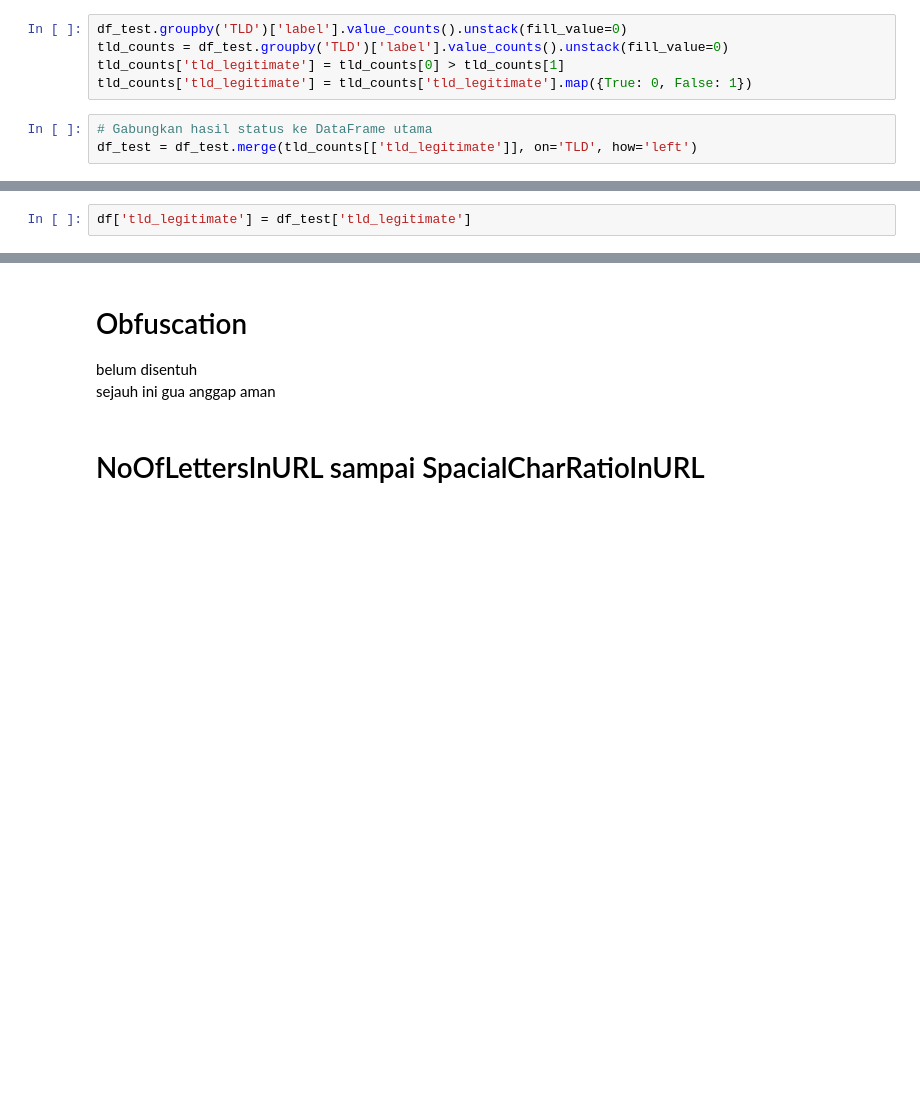
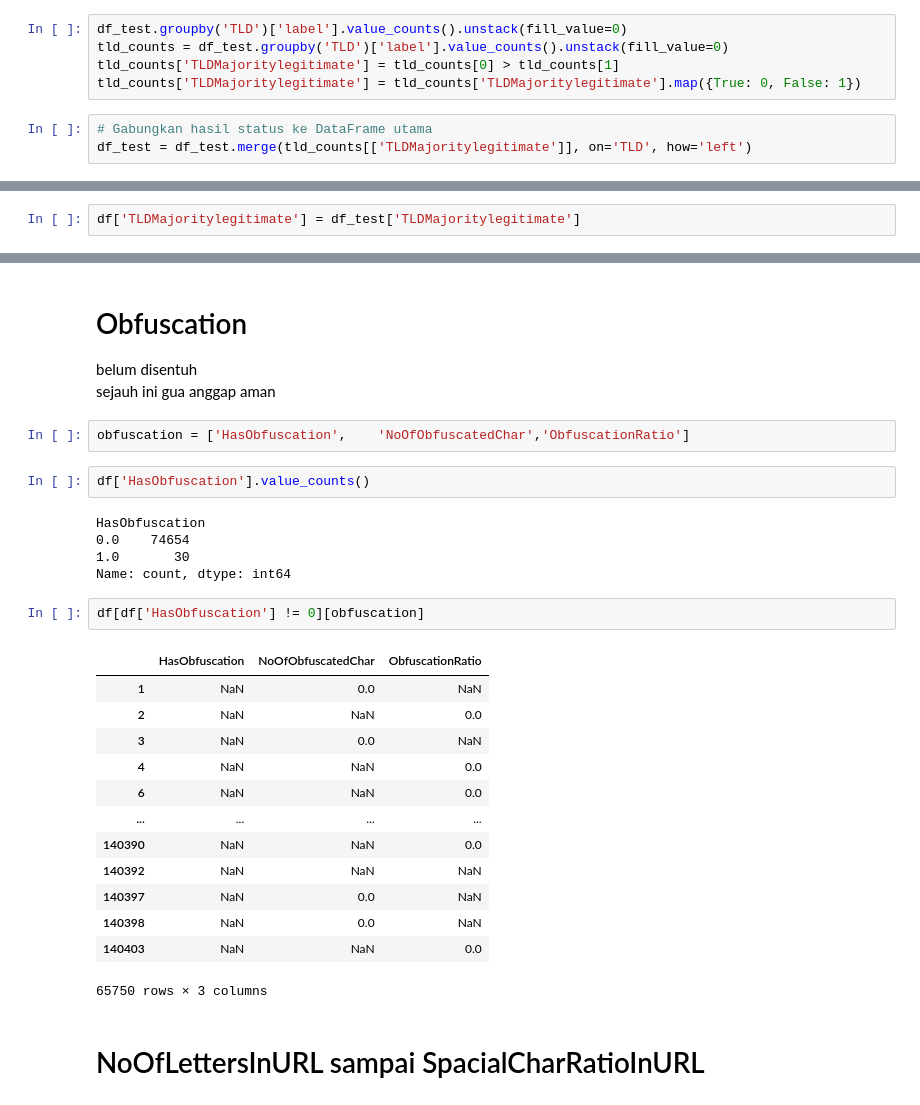
Before and after one commit to marcellinow/predict-phising, a Jupyter notebook: notebook_marcell.ipynb, the cells around one changed output, grey strips where cells are left out. Cells and saved outputs as stored; diff of their text form; blank space fills up the shorter version.

```diff
--- a/notebook_marcell.ipynb
+++ b/notebook_marcell.ipynb
@@ -228,8 +246,8 @@ tld_counts
 # %%
 df_test.groupby('TLD')['label'].value_counts().unstack(fill_value=0)
 tld_counts = df_test.groupby('TLD')['label'].value_counts().unstack(fill_value=0)
-tld_counts['tld_legitimate'] = tld_counts[0] > tld_counts[1]
-tld_counts['tld_legitimate'] = tld_counts['tld_legitimate'].map({True: 0, False: 1})
+tld_counts['TLDMajoritylegitimate'] = tld_counts[0] > tld_counts[1]
+tld_counts['TLDMajoritylegitimate'] = tld_counts['TLDMajoritylegitimate'].map({True: 0, False: 1})
 # %%
 # Gabungkan hasil status ke DataFrame utama
-df_test = df_test.merge(tld_counts[['tld_legitimate']], on='TLD', how='left')
+df_test = df_test.merge(tld_counts[['TLDMajoritylegitimate']], on='TLD', how='left')
@@ -236,5 +270,5 @@ df_test = df_test.merge(tld_counts[['tld_legitimate']], on='TLD', how='left')
 # %%
-df['tld_legitimate'] = df_test['tld_legitimate']
+df['TLDMajoritylegitimate'] = df_test['TLDMajoritylegitimate']
 # %% [markdown]
 # NoOfSubDomain
 # %%
@@ -260,6 +294,31 @@ df['NoOfSubDomain'] = df_test['NoOfSubDomain']
 # Obfuscation
 belum disentuh <br>
 sejauh ini gua anggap aman
+# %%
+obfuscation = ['HasObfuscation',	'NoOfObfuscatedChar','ObfuscationRatio']
+# %%
+df['HasObfuscation'].value_counts()
+# %% [output]
+HasObfuscation
+0.0    74654
+1.0       30
+Name: count, dtype: int64
+# %%
+df[df['HasObfuscation'] != 0][obfuscation]
+# %% [output]
+|  | HasObfuscation | NoOfObfuscatedChar | ObfuscationRatio |
+| 1 | NaN | 0.0 | NaN |
+| 2 | NaN | NaN | 0.0 |
+| 3 | NaN | 0.0 | NaN |
+| 4 | NaN | NaN | 0.0 |
+| 6 | NaN | NaN | 0.0 |
+| ... | ... | ... | ... |
+| 140390 | NaN | NaN | 0.0 |
+| 140392 | NaN | NaN | NaN |
+| 140397 | NaN | 0.0 | NaN |
+| 140398 | NaN | 0.0 | NaN |
+| 140403 | NaN | NaN | 0.0 |
+65750 rows × 3 columns
 # %% [markdown]
 # NoOfLettersInURL sampai SpacialCharRatioInURL
 # %%
```
Also changed, not shown: parts of 19 cells of this notebook, 2 other files.
